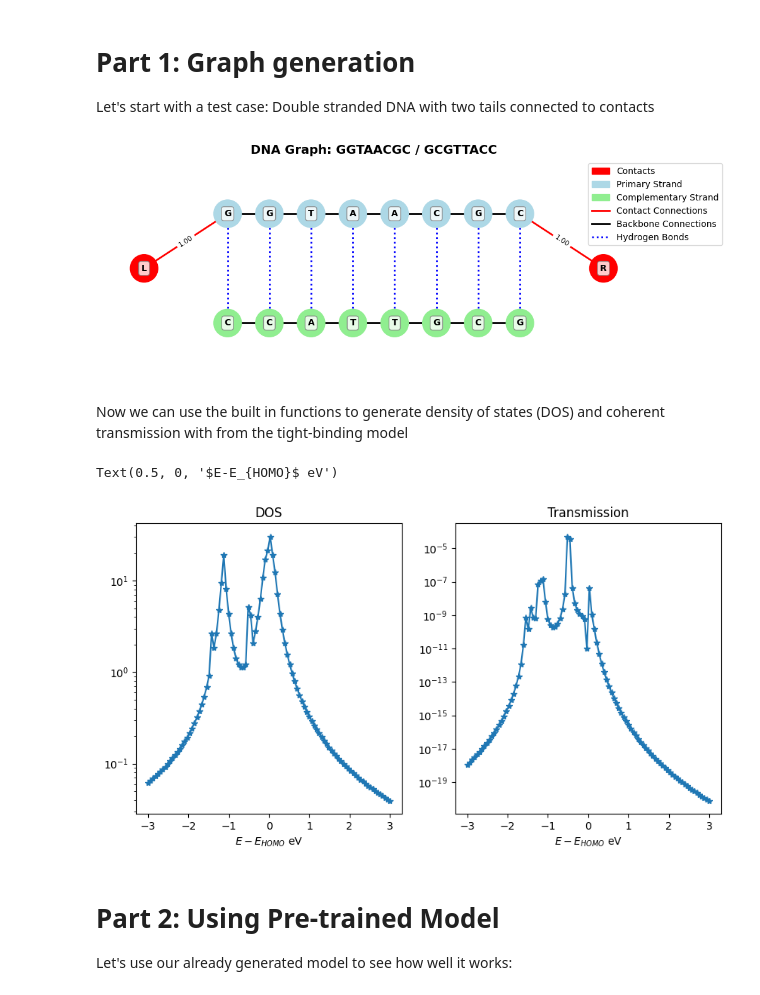
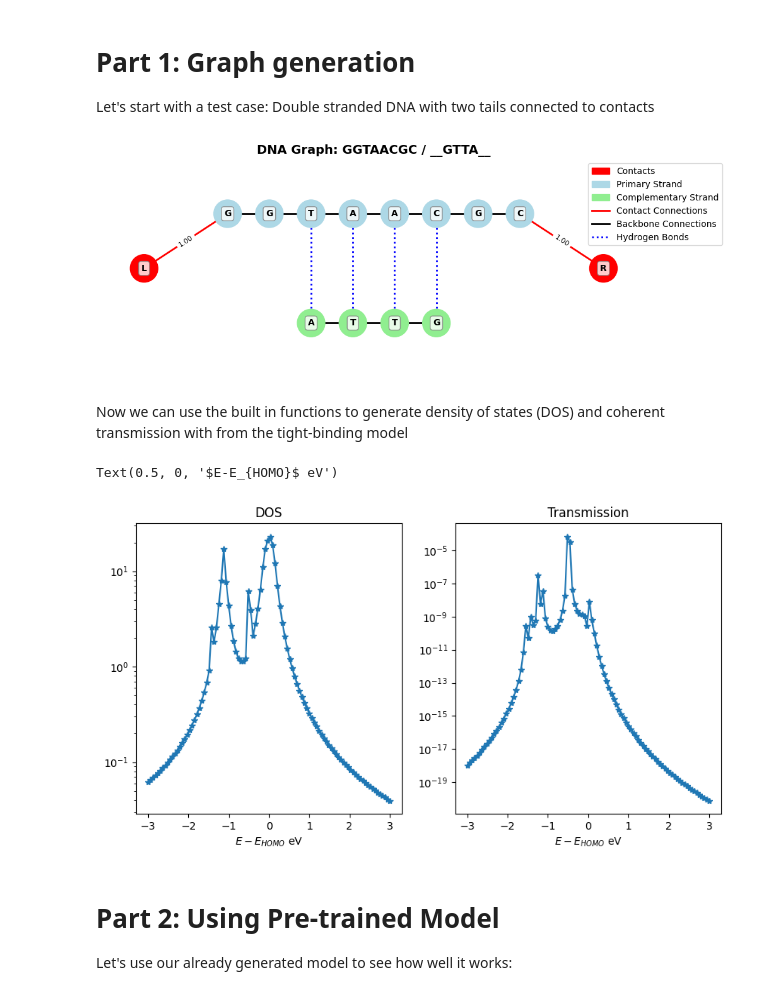
Before and after one commit to wliverno/G3NAT, a Jupyter notebook: Demo.ipynb, the cells around one changed output. Saved outputs shown, nothing was run; the diff lists cells and outputs as text; code cells hidden in the pictures.

```diff
--- a/Demo.ipynb
+++ b/Demo.ipynb
@@ -21,21 +21,21 @@ import matplotlib.pyplot as plt
 Let's start with a test case: Double stranded DNA with two tails connected to contacts
 # %%
 sequence = "GGTAACGC"
-complement = "GCGTTACC"
+complement = "__GTTA__"
 
 # Simple case: left contact at first position, right contact at last position
 graph = sequence_to_graph(
     sequence,
     complement,
     left_contact_positions=[0],  # Connect to first bases (AC)
     right_contact_positions=[len(sequence)-1],  # Connect to last bases (GT)
     left_contact_coupling=0.1,
     right_contact_coupling=0.1
 )
 fig, ax = visualize_dna_graph(graph, sequence, complement, figsize=(10,4))
 plt.show()
 # %% [output]
-[figure, old version]
+[figure, new version]
 # %% [markdown]
 Now we can use the built in functions to generate density of states (DOS) and coherent transmission with from the tight-binding model
 # %%
@@ -60,7 +60,7 @@ ax2.set_title('Transmission')
 ax2.set_xlabel(r'$E-E_{HOMO}$ eV')
 # %% [output]
 Text(0.5, 0, '$E-E_{HOMO}$ eV')
-[figure, old version]
+[figure, new version]
 # %% [markdown]
 # Part 2: Using Pre-trained Model
 Let's use our already generated model to see how well it works:
```
Also changed, not shown: parts of 1 cell of this notebook, 12 other files.
